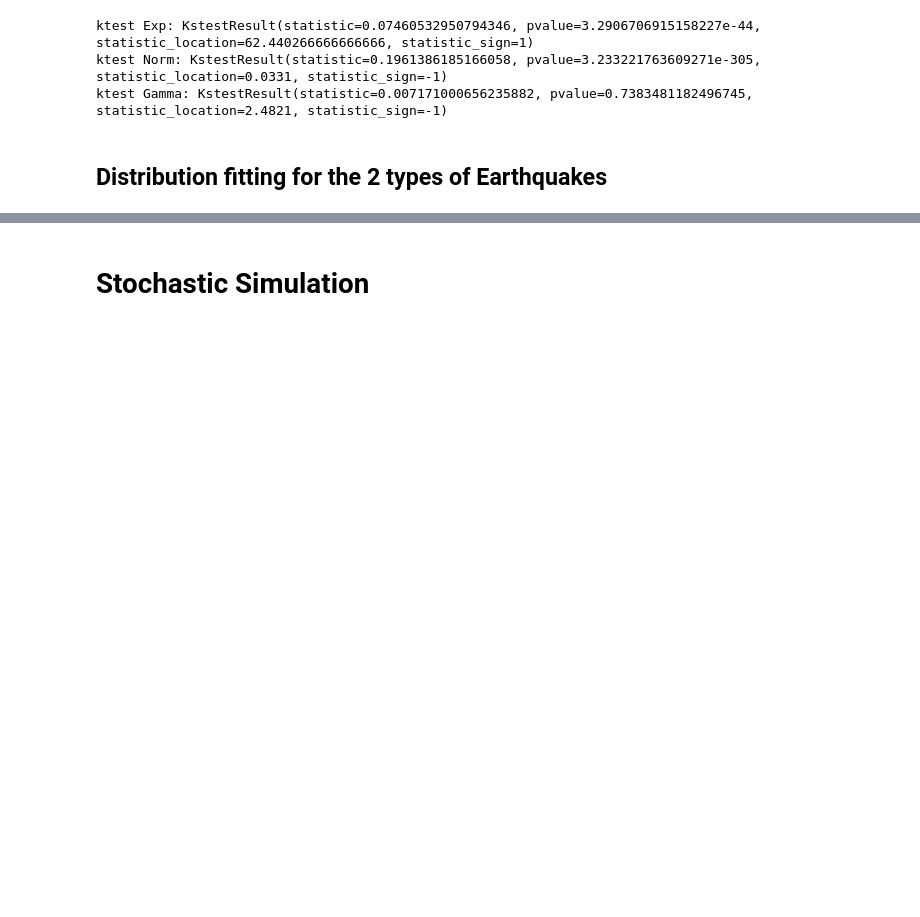
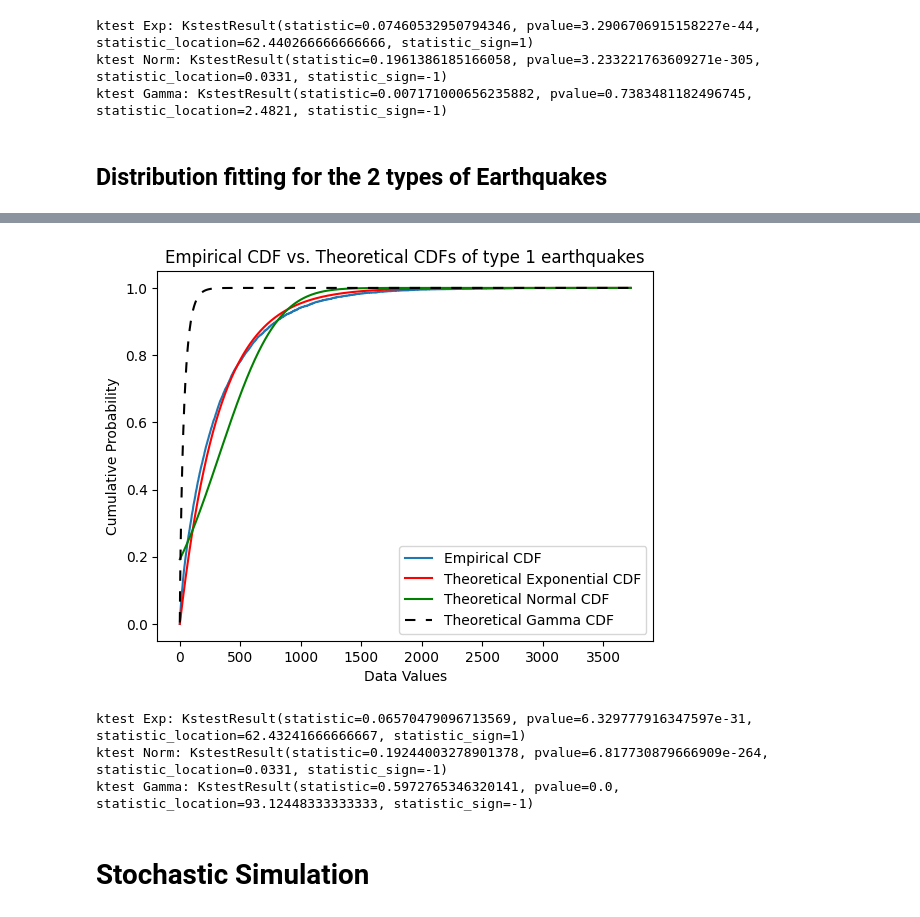
Before and after one commit to Rawbun34/2DF20---Assignment-2, a Jupyter notebook: 2DF20_Assignment_2-checkpoint.ipynb, the cells around one changed output, grey strips where cells are left out. Cells and saved outputs as stored; diff of their text form; code cells hidden in the pictures; blank space fills up the shorter version.

```diff
--- a/2DF20_Assignment_2-checkpoint.ipynb
+++ b/2DF20_Assignment_2-checkpoint.ipynb
@@ -277,3 +442,39 @@ ktest Gamma: KstestResult(statistic=0.007171000656235882, pvalue=0.7383481182496
+# %%
+'''
+Plotting the histogram of type 2 data and compare the fitted distribution of our 'x' to 3 continuous distribution function: Exponential distribution, Normal Distribution, and Gamma distribution.
+Then we check which distributions is a good fit to the emperical continuous distribution function
+'''
+# Sorting is necessary for plotting a CDF. These sorted values are used as the x-coordinates for the step plot of the empirical CDF
+xs2_type2 = np.sort(x_type2)
+# ys is an array of cumulative probabilities and it matches the number of data points in x because it makes use of the len(x) function
+# Each value in ys represent the portion of data points less than or equal to the corresponding value of xs2
+ys_type2 = np.arange(1/len(x_type2), 1 + 1/len(x_type2), 1/len(x_type2))[:len(x_type2)]
+# Empirical distribution sampling to visualise which distribution aligns the best with the distribution of the data set
+# Plot the empirical CDF as a solid blue line
+plt.step(xs2_type2, ys_type2, where='post', label = 'Empirical CDF')
+# Plot the theoretical exponential CDF as a solid red line
+plt.plot(xs2_type2, estExpDist_type2.cdf(xs2_type2), 'r', label = 'Theoretical Exponential CDF')
+# Plot the theoretical normal CDF as a solid green line
+plt.plot(xs2_type2, estNormDist_type2.cdf(xs2_type2), 'g', label = 'Theoretical Normal CDF')
+# Plot the theoretical gamma CDF as a dotted black line to make it clearer
+plt.plot(xs2_type2, estGammaDist_type2.cdf(xs2_type2), 'black', linestyle='--', dashes=(5,5), label = 'Theoretical Gamma CDF')
+plt.title('Empirical CDF vs. Theoretical CDFs of type 1 earthquakes')
+plt.xlabel('Data Values')
+plt.ylabel('Cumulative Probability')
+plt.legend()
+plt.show()
+# %% [output]
+[figure, added]
+# %%
+# Perform the Kolmogorov-Smirnov test as a goodness of fit test for type 2 data
+# H0: the empirical distribution function tends to the chosen distribution function of the random variable
+print("ktest Exp:", stats.kstest(x_type2, estExpDist_type2.cdf))
+print("ktest Norm:", stats.kstest(x_type2, estNormDist_type2.cdf))
+print("ktest Gamma:", stats.kstest(x_type2, estGammaDist_type2.cdf))
+# %% [output]
+ktest Exp: KstestResult(statistic=0.06570479096713569, pvalue=6.329777916347597e-31, statistic_location=62.43241666666667, statistic_sign=1)
+ktest Norm: KstestResult(statistic=0.19244003278901378, pvalue=6.817730879666909e-264, statistic_location=0.0331, statistic_sign=-1)
+ktest Gamma: KstestResult(statistic=0.5972765346320141, pvalue=0.0, statistic_location=93.12448333333333, statistic_sign=-1)
 # %% [markdown]
 # Stochastic Simulation
 # %% [markdown]
```
Also changed, not shown: parts of 13 cells of this notebook.
